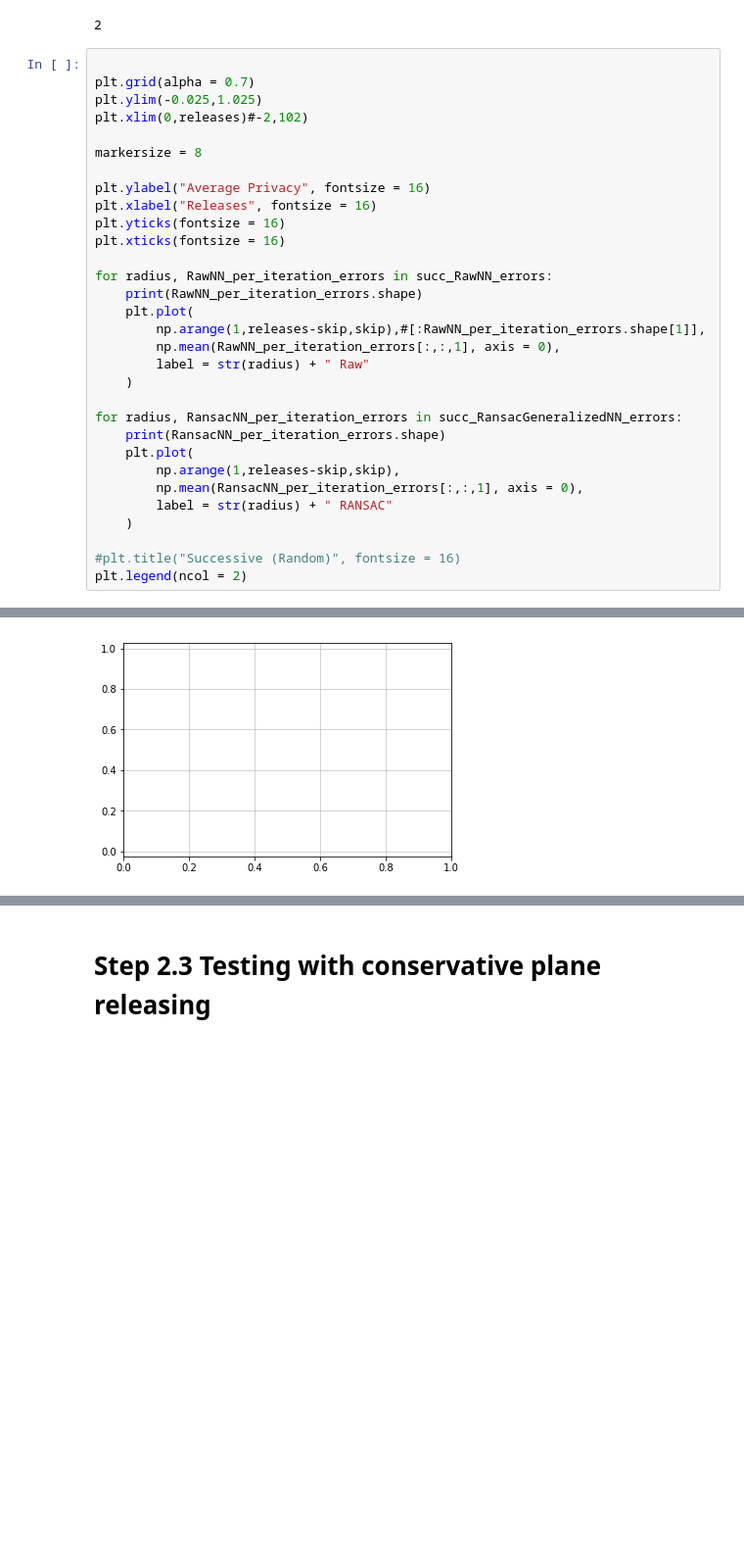
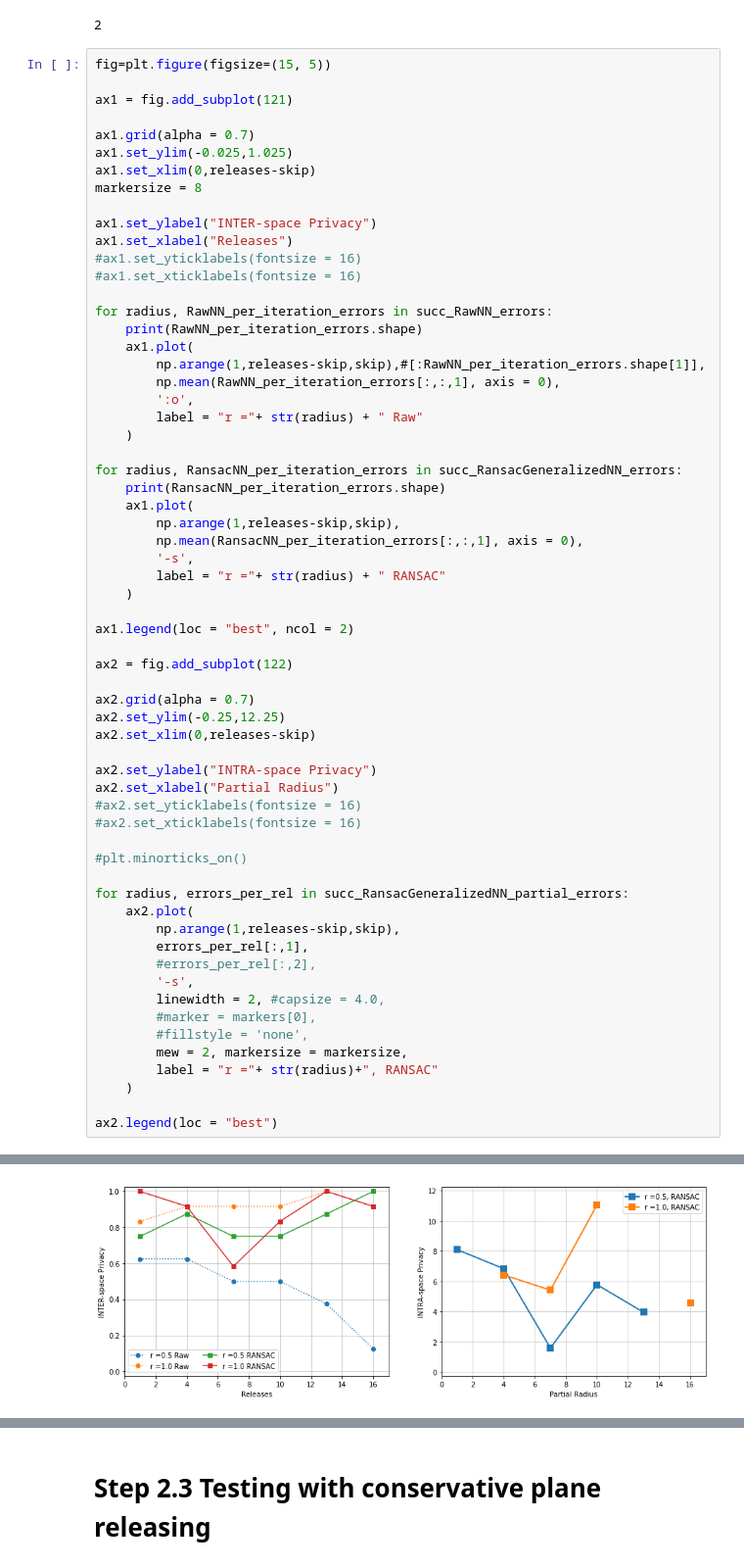
Before and after one commit to spatial-privacy/spatial-privacy, a Jupyter notebook: 3D-spatial-privacy-testing.ipynb, the cells around one changed output, grey strips where cells are left out. Shown at 98% size. Drawn from its saved outputs; the diff is of its cells as text; blank space fills up the shorter version.

```diff
--- a/3D-spatial-privacy-testing.ipynb
+++ b/3D-spatial-privacy-testing.ipynb
@@ -902,34 +902,65 @@ Done with radius = 1.50 in 0.000 seconds
 Done with radius = 2.00 in 0.000 seconds
 2
 # %%
+fig=plt.figure(figsize=(15, 5))
 
-plt.grid(alpha = 0.7)
-plt.ylim(-0.025,1.025)
-plt.xlim(0,releases)#-2,102)
+ax1 = fig.add_subplot(121)
 
+ax1.grid(alpha = 0.7)
+ax1.set_ylim(-0.025,1.025)
+ax1.set_xlim(0,releases-skip)
 markersize = 8
 
-plt.ylabel("Average Privacy", fontsize = 16)
-plt.xlabel("Releases", fontsize = 16)
-plt.yticks(fontsize = 16)
-plt.xticks(fontsize = 16)
+ax1.set_ylabel("INTER-space Privacy")
+ax1.set_xlabel("Releases")
+#ax1.set_yticklabels(fontsize = 16)
+#ax1.set_xticklabels(fontsize = 16)
 
 for radius, RawNN_per_iteration_errors in succ_RawNN_errors:
     print(RawNN_per_iteration_errors.shape)
-    plt.plot(
+    ax1.plot(
         np.arange(1,releases-skip,skip),#[:RawNN_per_iteration_errors.shape[1]],
         np.mean(RawNN_per_iteration_errors[:,:,1], axis = 0),
-        label = str(radius) + " Raw"
+        ':o',
+        label = "r ="+ str(radius) + " Raw"
     )
 
 for radius, RansacNN_per_iteration_errors in succ_RansacGeneralizedNN_errors:
     print(RansacNN_per_iteration_errors.shape)
-    plt.plot(
+    ax1.plot(
         np.arange(1,releases-skip,skip),
         np.mean(RansacNN_per_iteration_errors[:,:,1], axis = 0),
-        label = str(radius) + " RANSAC"
+        '-s',
+        label = "r ="+ str(radius) + " RANSAC"
     )
 
-#plt.title("Successive (Random)", fontsize = 16)
-plt.legend(ncol = 2)
+ax1.legend(loc = "best", ncol = 2)
+
+ax2 = fig.add_subplot(122)
+
+ax2.grid(alpha = 0.7)
+ax2.set_ylim(-0.25,12.25)
+ax2.set_xlim(0,releases-skip)
+
+ax2.set_ylabel("INTRA-space Privacy")
+ax2.set_xlabel("Partial Radius")
+#ax2.set_yticklabels(fontsize = 16)
+#ax2.set_xticklabels(fontsize = 16)
+
+#plt.minorticks_on()
+
+for radius, errors_per_rel in succ_RansacGeneralizedNN_partial_errors:
+    ax2.plot(
+        np.arange(1,releases-skip,skip),
+        errors_per_rel[:,1],
+        #errors_per_rel[:,2],
+        '-s',
+        linewidth = 2, #capsize = 4.0,
+        #marker = markers[0],
+        #fillstyle = 'none',
+        mew = 2, markersize = markersize,
+        label = "r ="+ str(radius)+", RANSAC"
+    )
+
+ax2.legend(loc = "best")
 # %% [output]
@@ -937 +972 @@ NameError: name 'releases' is not defined
-[figure, old version]
+[figure, new version]
```
Also changed, not shown: parts of 2 cells of this notebook, 2 other files.
